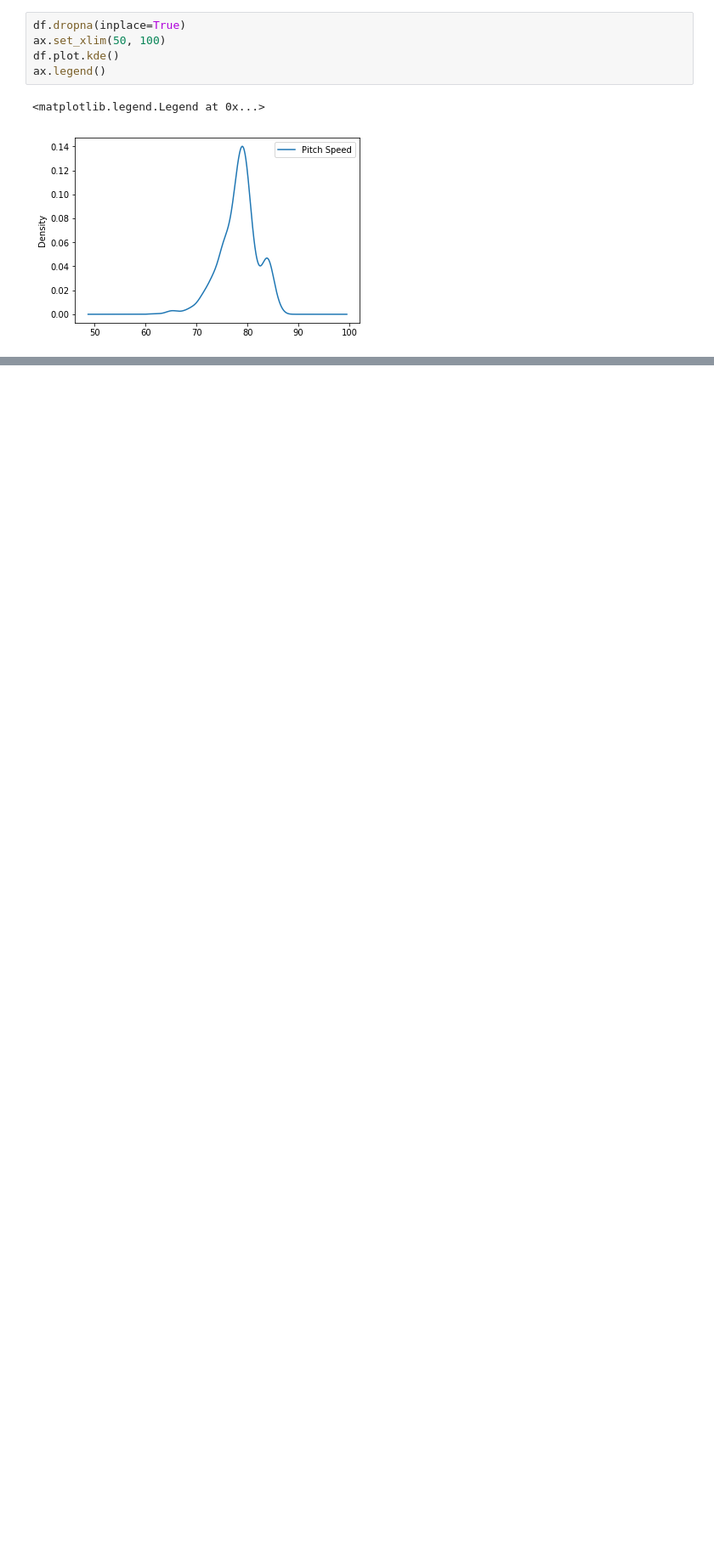
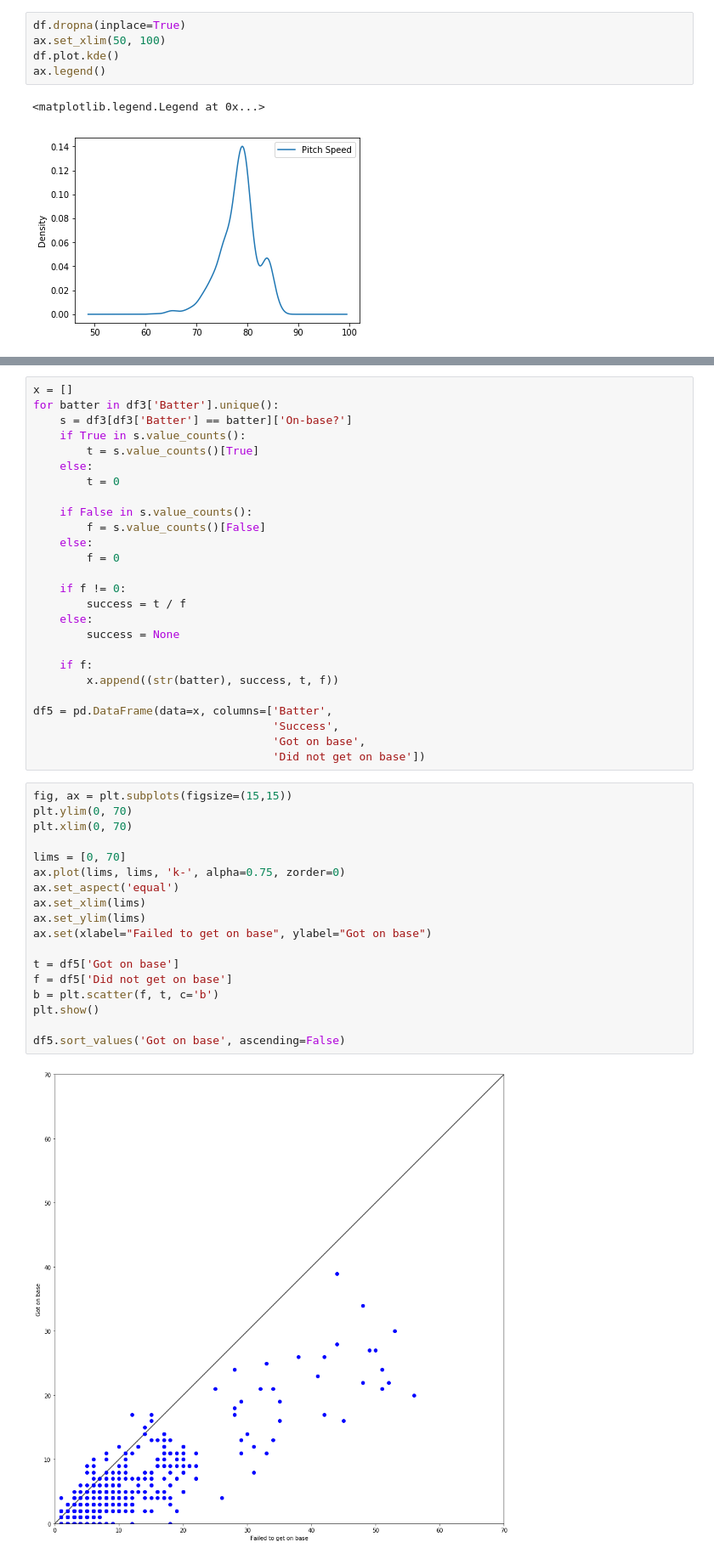
Before and after one commit to benjamincrom/baseball, a Jupyter notebook: baseball_stats.ipynb, the cells around one changed output, grey strips where cells are left out. Shown at 85% size. Drawn from its saved outputs; the diff is of its cells as text; blank space fills up the shorter version.

```diff
--- a/baseball_stats.ipynb
+++ b/baseball_stats.ipynb
@@ -315,0 +426,46 @@ ax.legend()
+# %%
+x = []
+for batter in df3['Batter'].unique():
+    s = df3[df3['Batter'] == batter]['On-base?']
+    if True in s.value_counts():
+        t = s.value_counts()[True]
+    else:
+        t = 0
+
+    if False in s.value_counts():
+        f = s.value_counts()[False]
+    else:
+        f = 0
+
+    if f != 0:
+        success = t / f
+    else:
+        success = None
+
+    if f:
+        x.append((str(batter), success, t, f))
+
+df5 = pd.DataFrame(data=x, columns=['Batter',
+                                    'Success',
+                                    'Got on base',
+                                    'Did not get on base'])
+# %%
+fig, ax = plt.subplots(figsize=(15,15))
+plt.ylim(0, 70)
+plt.xlim(0, 70)
+
+lims = [0, 70]
+ax.plot(lims, lims, 'k-', alpha=0.75, zorder=0)
+ax.set_aspect('equal')
+ax.set_xlim(lims)
+ax.set_ylim(lims)
+ax.set(xlabel="Failed to get on base", ylabel="Got on base")
+
+t = df5['Got on base']
+f = df5['Did not get on base']
+b = plt.scatter(f, t, c='b')
+plt.show()
+
+df5.sort_values('Got on base', ascending=False)
+# %% [output]
+[figure, added]
```
Also changed, not shown: parts of 10 cells of this notebook, 3 other files.
